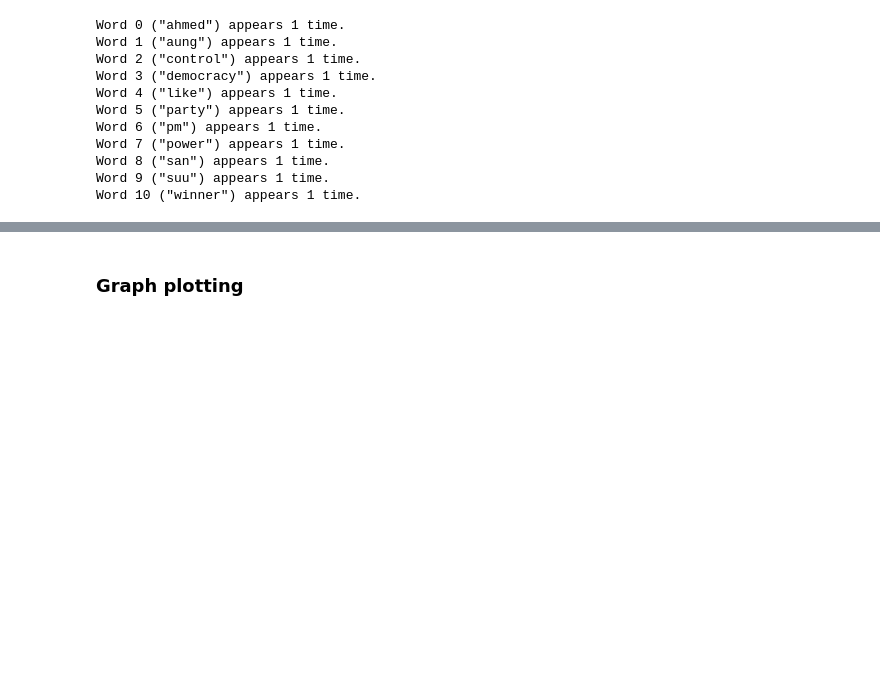
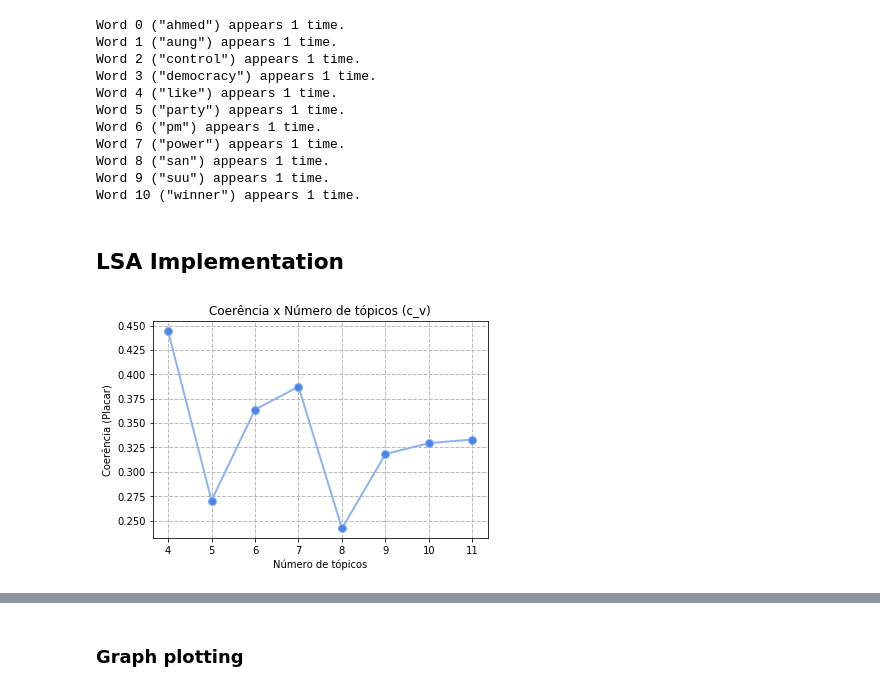
Before and after one commit to rmohashi/tweet-emotion-recognition, a Jupyter notebook: notebooks/Topic segmentation.ipynb, the cells around one changed output, grey strips where cells are left out. Saved outputs shown, nothing was run; the diff lists cells and outputs as text; code cells hidden in the pictures; blank space fills up the shorter version.

```diff
--- a/notebooks/Topic segmentation.ipynb
+++ b/notebooks/Topic segmentation.ipynb
@@ -68,3 +68,5 @@ Word 7 ("power") appears 1 time.
 Word 8 ("san") appears 1 time.
 Word 9 ("suu") appears 1 time.
 Word 10 ("winner") appears 1 time.
+# %% [markdown]
+## LSA Implementation
@@ -70,0 +93,12 @@ Word 10 ("winner") appears 1 time.
+# %%
+plt.plot(lsa_num_topics_values, lsa_coherence_values, color='#8eb3f1', linestyle='solid', linewidth = 2,
+         marker='o', markerfacecolor='#4a86e8', markersize=8)
+plt.title('Coerência x Número de tópicos (c_v)')
+plt.rc('grid', linestyle='dashed', linewidth=1, color='#b9b9b9')
+plt.grid()
+plt.ylabel('Coerência (Placar)')
+plt.xlabel('Número de tópicos')
+
+plt.show()
+# %% [output]
+[figure, added]
```
Also changed, not shown: parts of 11 cells of this notebook.
